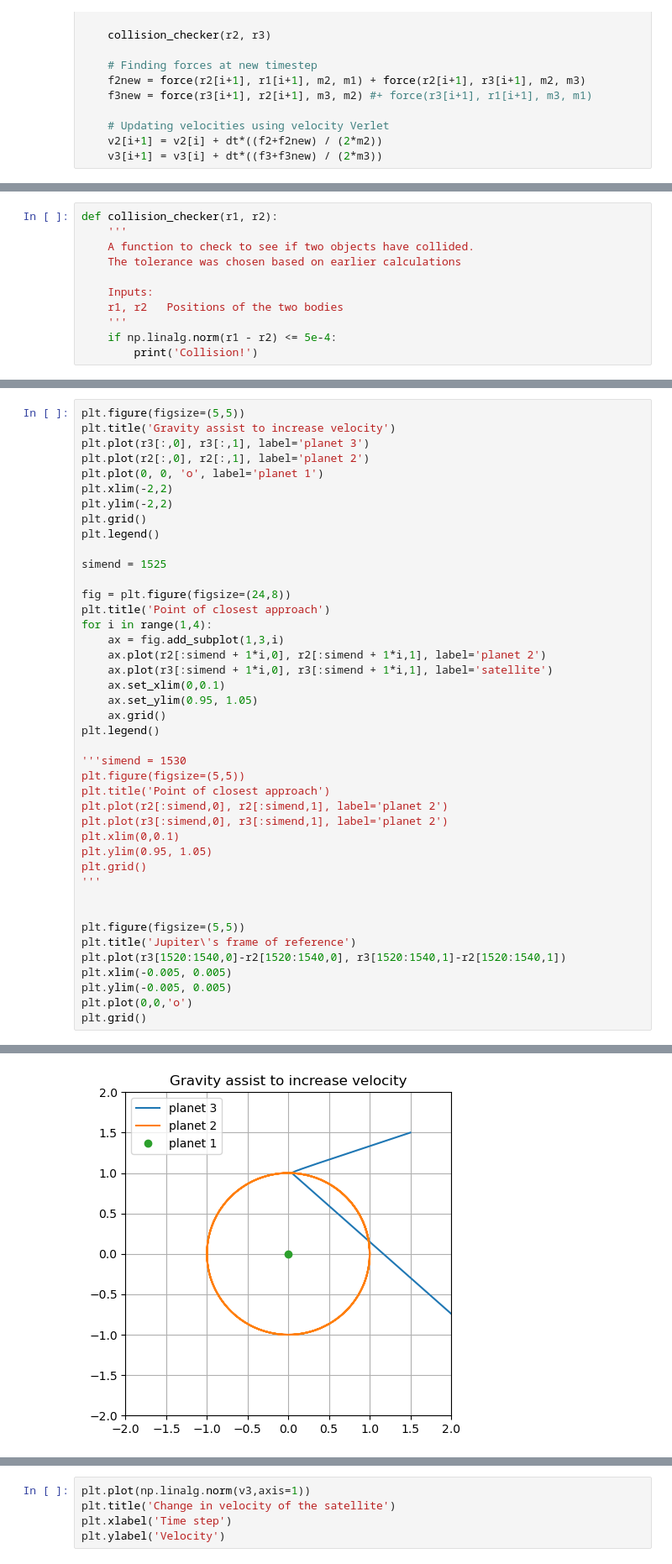
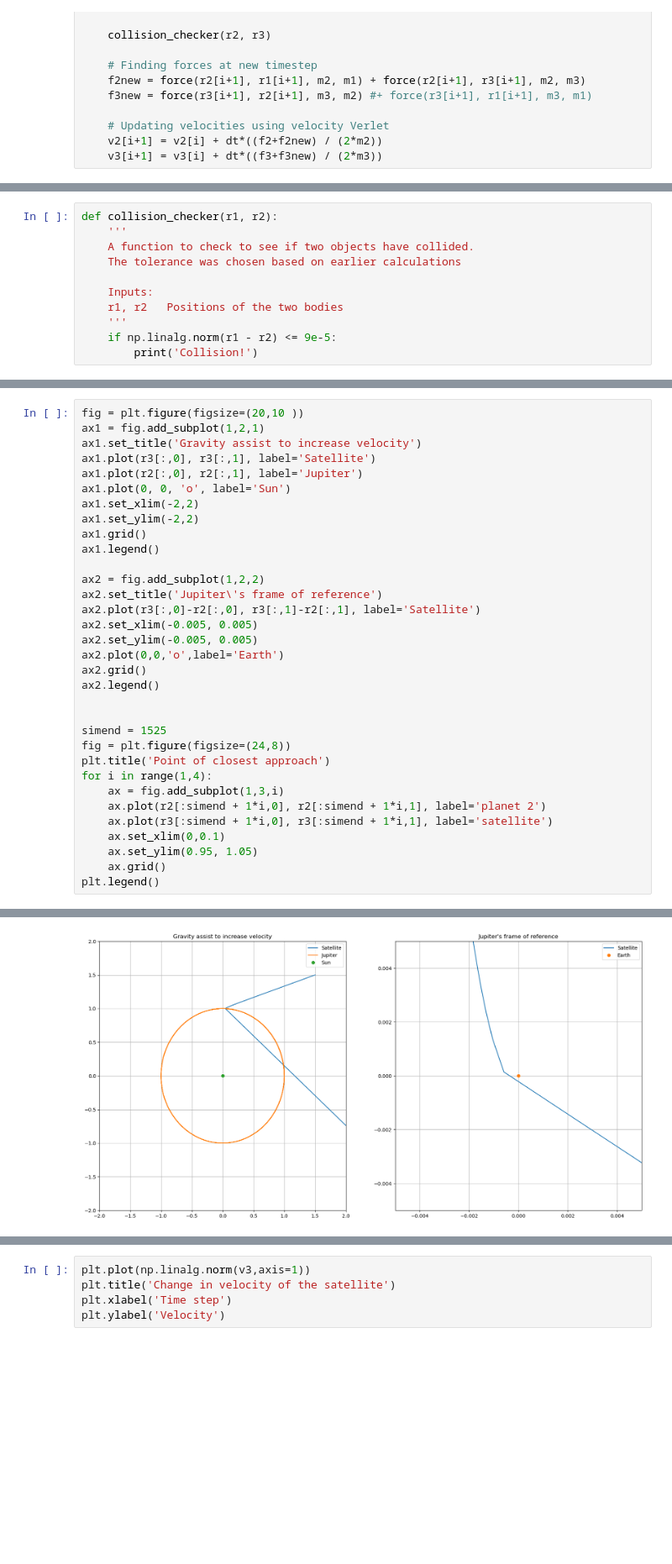
Before and after one commit to zfla/PHAS0030, a Jupyter notebook: Project/Logbook_W8.ipynb, the cells around one changed output, grey strips where cells are left out. Shown at 84% size. Cells and saved outputs as stored; diff of their text form; blank space fills up the shorter version.

```diff
--- a/Project/Logbook_W8.ipynb
+++ b/Project/Logbook_W8.ipynb
@@ -433,6 +495,6 @@ def collision_checker(r1, r2):
     Inputs:
     r1, r2   Positions of the two bodies
     '''
-    if np.linalg.norm(r1 - r2) <= 5e-4:
+    if np.linalg.norm(r1 - r2) <= 9e-5:
         print('Collision!')
 # %%
@@ -480,18 +535,28 @@ for i in range(Nsteps-1):
     v2[i+1] = v2[i] + dt*((f2+f2new) / (2*m2))
     v3[i+1] = v3[i] + dt*((f3+f3new) / (2*m3))
 # %%
-plt.figure(figsize=(5,5))
-plt.title('Gravity assist to increase velocity')
-plt.plot(r3[:,0], r3[:,1], label='planet 3')
-plt.plot(r2[:,0], r2[:,1], label='planet 2')
-plt.plot(0, 0, 'o', label='planet 1')
-plt.xlim(-2,2)
-plt.ylim(-2,2)
-plt.grid()
-plt.legend()
+fig = plt.figure(figsize=(20,10 ))
+ax1 = fig.add_subplot(1,2,1)
+ax1.set_title('Gravity assist to increase velocity')
+ax1.plot(r3[:,0], r3[:,1], label='Satellite')
+ax1.plot(r2[:,0], r2[:,1], label='Jupiter')
+ax1.plot(0, 0, 'o', label='Sun')
+ax1.set_xlim(-2,2)
+ax1.set_ylim(-2,2)
+ax1.grid()
+ax1.legend()
+
+ax2 = fig.add_subplot(1,2,2)
+ax2.set_title('Jupiter\'s frame of reference')
+ax2.plot(r3[:,0]-r2[:,0], r3[:,1]-r2[:,1], label='Satellite')
+ax2.set_xlim(-0.005, 0.005)
+ax2.set_ylim(-0.005, 0.005)
+ax2.plot(0,0,'o',label='Earth')
+ax2.grid()
+ax2.legend()
+
 
 simend = 1525
-
 fig = plt.figure(figsize=(24,8))
 plt.title('Point of closest approach')
 for i in range(1,4):
@@ -502,23 +567,4 @@ for i in range(1,4):
     ax.set_ylim(0.95, 1.05)
     ax.grid()
 plt.legend()
-
-'''simend = 1530
-plt.figure(figsize=(5,5))
-plt.title('Point of closest approach')
-plt.plot(r2[:simend,0], r2[:simend,1], label='planet 2')
-plt.plot(r3[:simend,0], r3[:simend,1], label='planet 2')
-plt.xlim(0,0.1)
-plt.ylim(0.95, 1.05)
-plt.grid()
-'''
-
-
-plt.figure(figsize=(5,5))
-plt.title('Jupiter\'s frame of reference')
-plt.plot(r3[1520:1540,0]-r2[1520:1540,0], r3[1520:1540,1]-r2[1520:1540,1])
-plt.xlim(-0.005, 0.005)
-plt.ylim(-0.005, 0.005)
-plt.plot(0,0,'o')
-plt.grid()
 # %% [output]
@@ -525,2 +572,2 @@ plt.grid()
-[figure, old version]
+[figure, new version]
 [figure]
```
Also changed, not shown: parts of 56 cells of this notebook.
